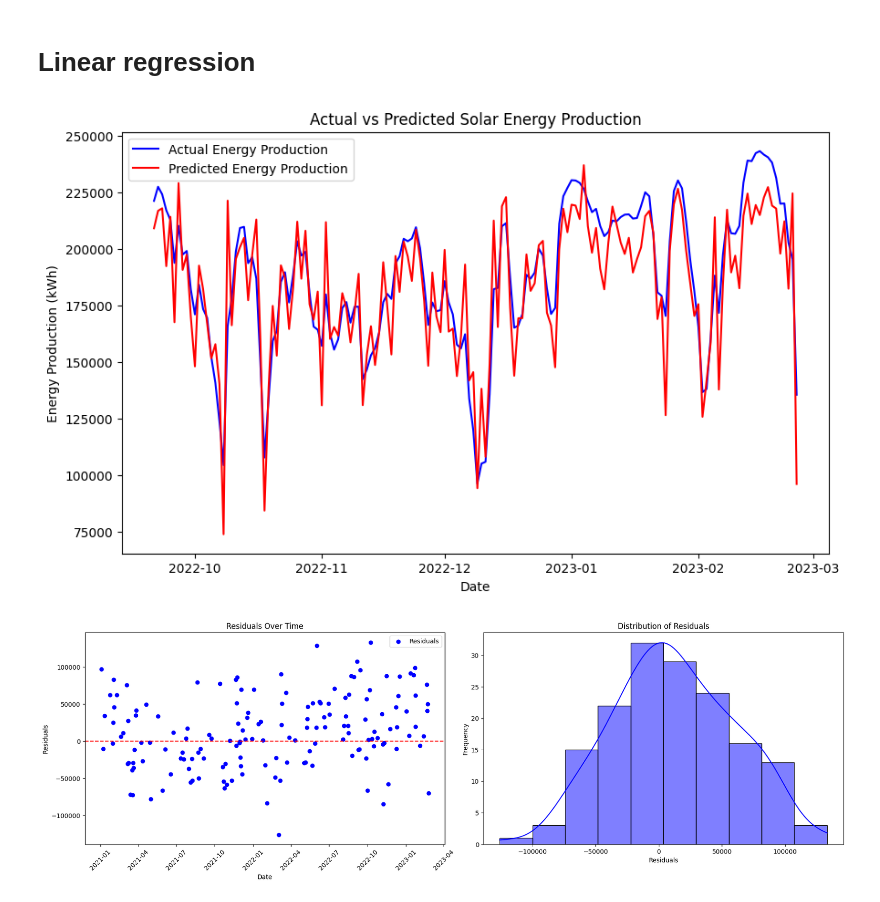
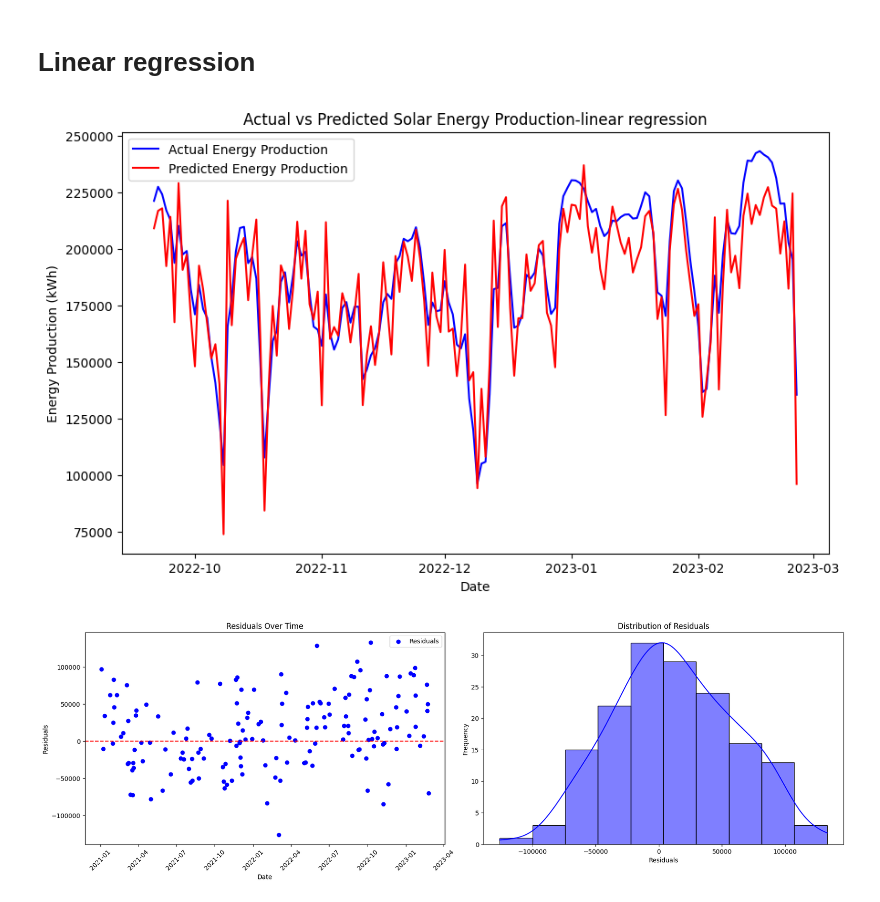
Before and after one commit to Jamesupback/solar, a Jupyter notebook: minor/models/master.ipynb, the cells around one changed output. Cells and saved outputs as stored; diff of their text form; code cells hidden in the pictures.

```diff
--- a/minor/models/master.ipynb
+++ b/minor/models/master.ipynb
@@ -293,22 +293,22 @@ X_test = test_data[['humidity', 'temperature', 'solar_irradiance']]
 # %%
 # Define and train the linear regression model
 linear_model = LinearRegression()
 linear_model.fit(X_train, y_train)
 
 # Predict on the test set
 predicted_values = linear_model.predict(X_test)
 
 # Plot actual vs predicted energy production with correct date formatting
 plt.figure(figsize=(10,6))
 plt.plot(test_data['date'], y_test, label='Actual Energy Production', color='blue')
 plt.plot(test_data['date'], predicted_values, label='Predicted Energy Production', color='red')
 plt.xlabel('Date')
 plt.ylabel('Energy Production (kWh)')
-plt.title('Actual vs Predicted Solar Energy Production')
+plt.title('Actual vs Predicted Solar Energy Production-linear regression')
 plt.legend()
 plt.show()
 # %% [output]
-[figure, old version]
+[figure, new version]
 # %%
 # Calculate residuals
 residuals = y_test - y_pred
```
Also changed, not shown: parts of 4 cells of this notebook, 1 other file.
